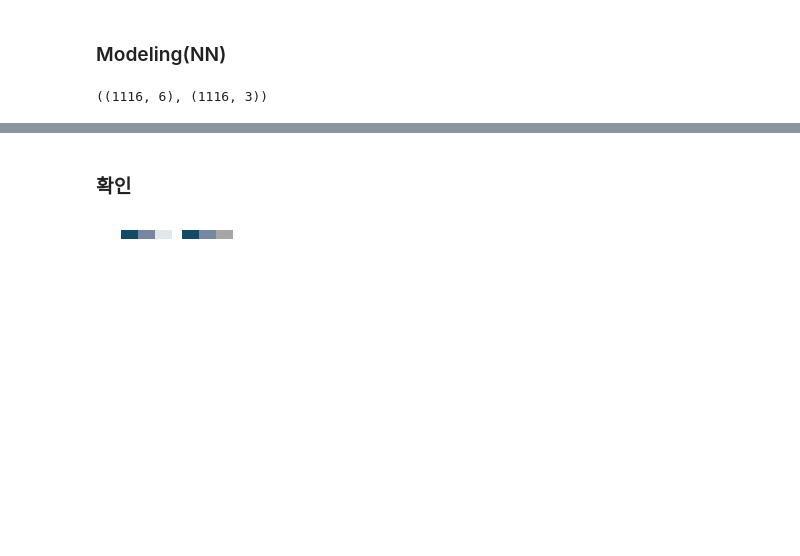
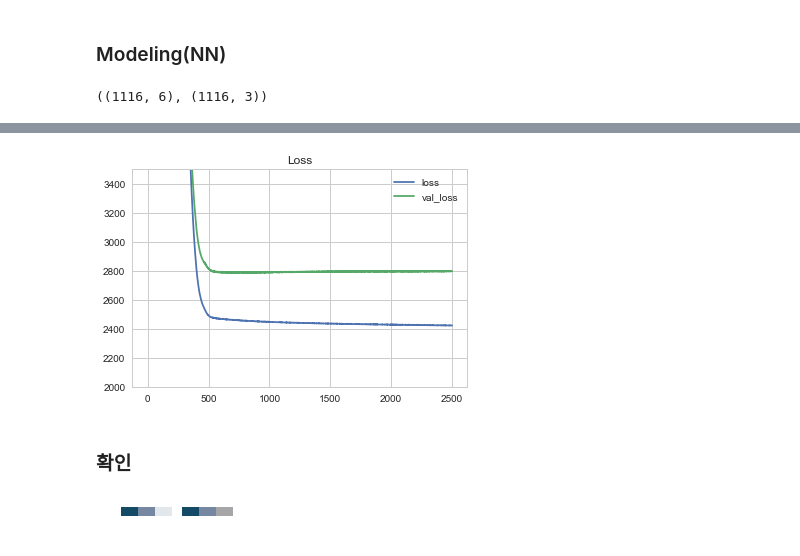
Before and after one commit to dooyeoung/codi_recommendation, a Jupyter notebook: Recommand_color.ipynb, the cells around one changed output, grey strips where cells are left out. Saved outputs shown, nothing was run; the diff lists cells and outputs as text; code cells hidden in the pictures; blank space fills up the shorter version.

```diff
--- a/Recommand_color.ipynb
+++ b/Recommand_color.ipynb
@@ -123,3 +145,12 @@ plt.show()
+# %%
+plt.plot(history.history["loss"])
+plt.plot(history.history["val_loss"])
+plt.legend(["loss", "val_loss"])
+plt.title("Loss")
+plt.ylim([2000, 3500])
+plt.show()
+# %% [output]
+[figure, added]
 # %% [markdown]
 ### 확인
 # %%
```
Also changed, not shown: parts of 3 cells of this notebook, 6 other files.
